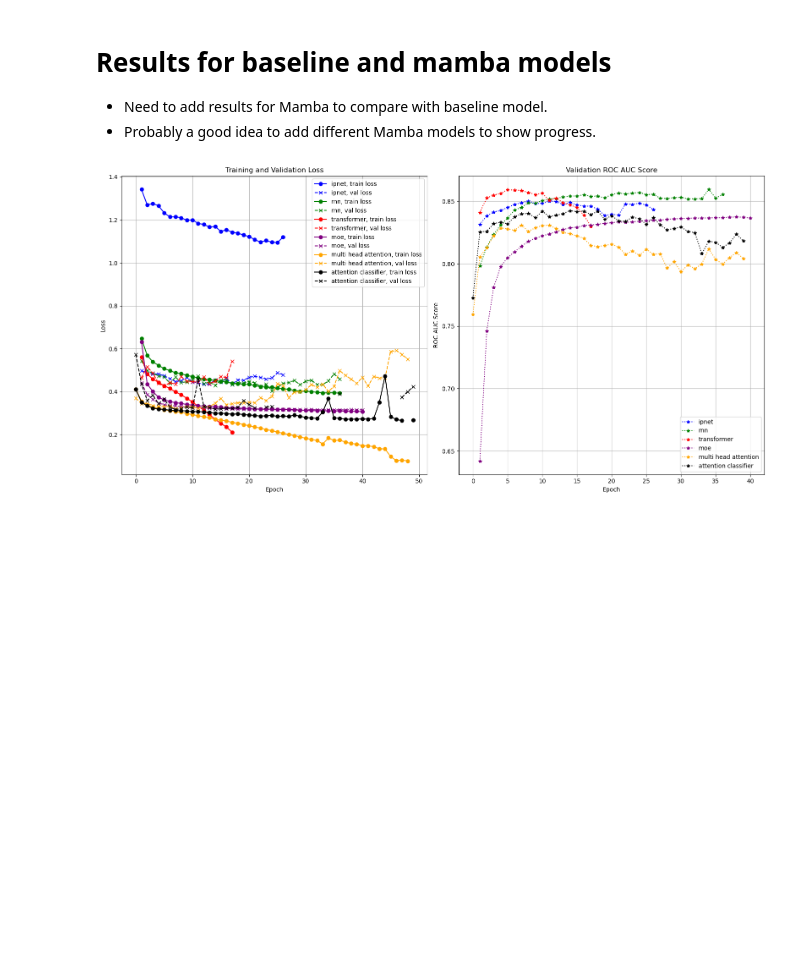
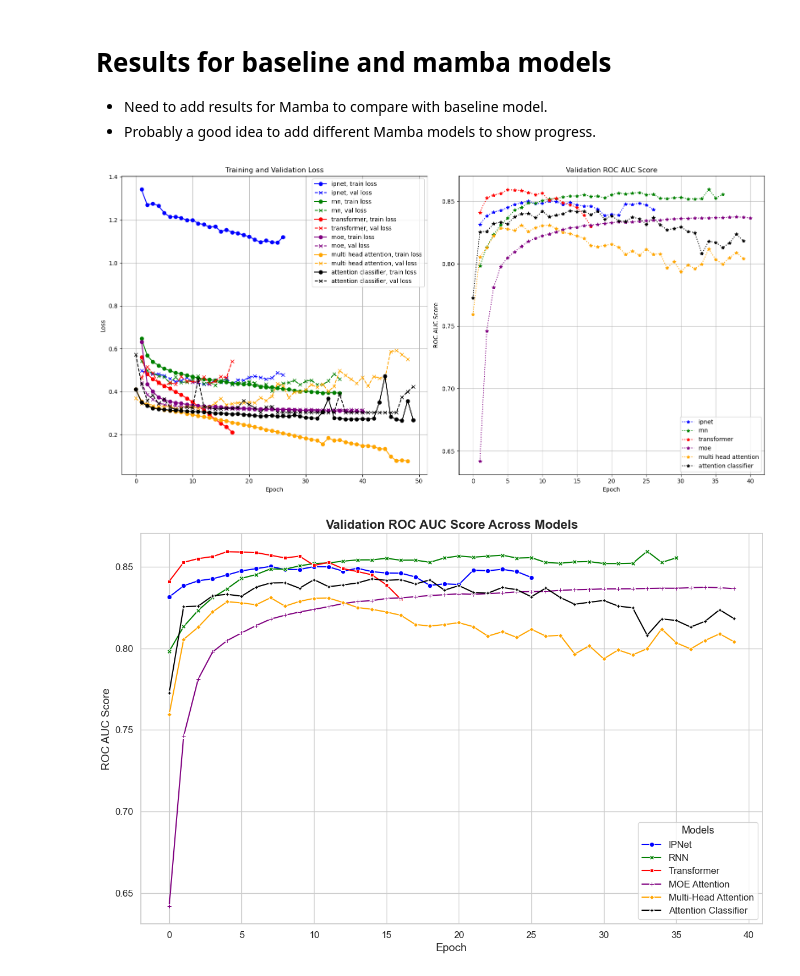
Before and after one commit to karlfindhansen/02456_ssm_ehr, a Jupyter notebook: results_visuals.ipynb, the cells around one changed output. Cells and saved outputs as stored; diff of their text form; code cells hidden in the pictures; blank space fills up the shorter version.

Commit message:
new plot only auc plot

```diff
--- a/results_visuals.ipynb
+++ b/results_visuals.ipynb
@@ -41,8 +41,8 @@ df_moe = dfs['MOE_attention_MAMBA']
 df_multi_head = dfs['multi_head_attention']
 df_attention_classifier = dfs['attention_classifier']
 
-df_attention_classifier['train_loss'] = df_attention_classifier['train_loss'].apply(lambda x: x if x < 1 else None)
-df_attention_classifier['val_loss'] = df_attention_classifier['val_loss'].apply(lambda x: x if x < 1 else None)
+df_attention_classifier['train_loss'] = df_attention_classifier['train_loss'].apply(lambda x: x if x < 1 else np.mean(df_attention_classifier['train_loss']))
+df_attention_classifier['val_loss'] = df_attention_classifier['val_loss'].apply(lambda x: x if x < 1 else np.mean(df_attention_classifier['train_loss']))
 # %%
 
 fig, axs = plt.subplots(1, 2, figsize=(16, 8))
@@ -87,4 +87,72 @@ axs[1].legend()
 plt.tight_layout()
 plt.show()
 # %% [output]
-[figure, old version]
+[figure, new version]
+# %%
+import seaborn as sns
+import matplotlib.pyplot as plt
+
+# Ensure the aesthetics are consistent
+sns.set_theme(style="whitegrid")
+
+# Combine the data into a single DataFrame for easier handling in Seaborn
+import pandas as pd
+
+data = {
+    'epoch': list(range(len(df_ipnet['val_roc_auc_score']))) +
+             list(range(len(df_rnn['val_roc_auc_score']))) +
+             list(range(len(df_transformer['val_roc_auc_score']))) +
+             list(range(40)) +
+             list(range(40)) +
+             list(range(40)),
+    'roc_auc_score': list(df_ipnet['val_roc_auc_score']) +
+                     list(df_rnn['val_roc_auc_score']) +
+                     list(df_transformer['val_roc_auc_score']) +
+                     list(df_moe['auc_score'][:40]) +
+                     list(df_multi_head['roc_auc_score'][:40]) +
+                     list(df_attention_classifier['roc_auc_score'][:40]),
+    'model': ['IPNet'] * len(df_ipnet['val_roc_auc_score']) +
+             ['RNN'] * len(df_rnn['val_roc_auc_score']) +
+             ['Transformer'] * len(df_transformer['val_roc_auc_score']) +
+             ['MOE Attention'] * 40 +
+             ['Multi-Head Attention'] * 40 +
+             ['Attention Classifier'] * 40
+}
+
+df_combined = pd.DataFrame(data)
+
+# Set up the plot
+plt.figure(figsize=(12, 8))
+sns.lineplot(
+    data=df_combined,
+    x='epoch',
+    y='roc_auc_score',
+    hue='model',
+    style='model',
+    markers=True,
+    dashes=False,
+    palette={
+        'IPNet': 'blue',
+        'RNN': 'green',
+        'Transformer': 'red',
+        'MOE Attention': 'purple',
+        'Multi-Head Attention': 'orange',
+        'Attention Classifier': 'black'
+    }
+)
+
+# Customize the aesthetics
+plt.title('Validation ROC AUC Score Across Models', fontsize=16, fontweight='bold')
+plt.xlabel('Epoch', fontsize=14)
+plt.ylabel('ROC AUC Score', fontsize=14)
+plt.legend(title='Models', fontsize=12, title_fontsize=13, loc='best', frameon=True)
+plt.xticks(fontsize=12)
+plt.yticks(fontsize=12)
+
+# Tight layout
+plt.tight_layout()
+
+# Show the plot
+plt.show()
+# %% [output]
+[figure, added]
```
